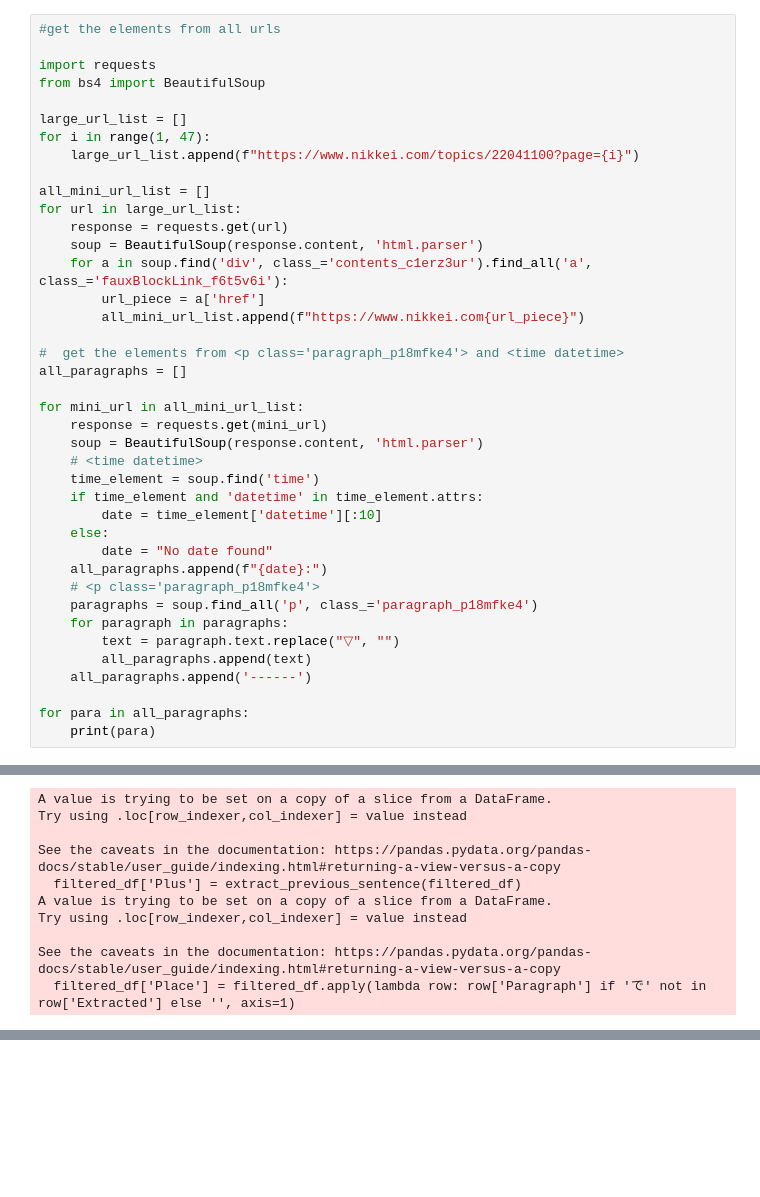
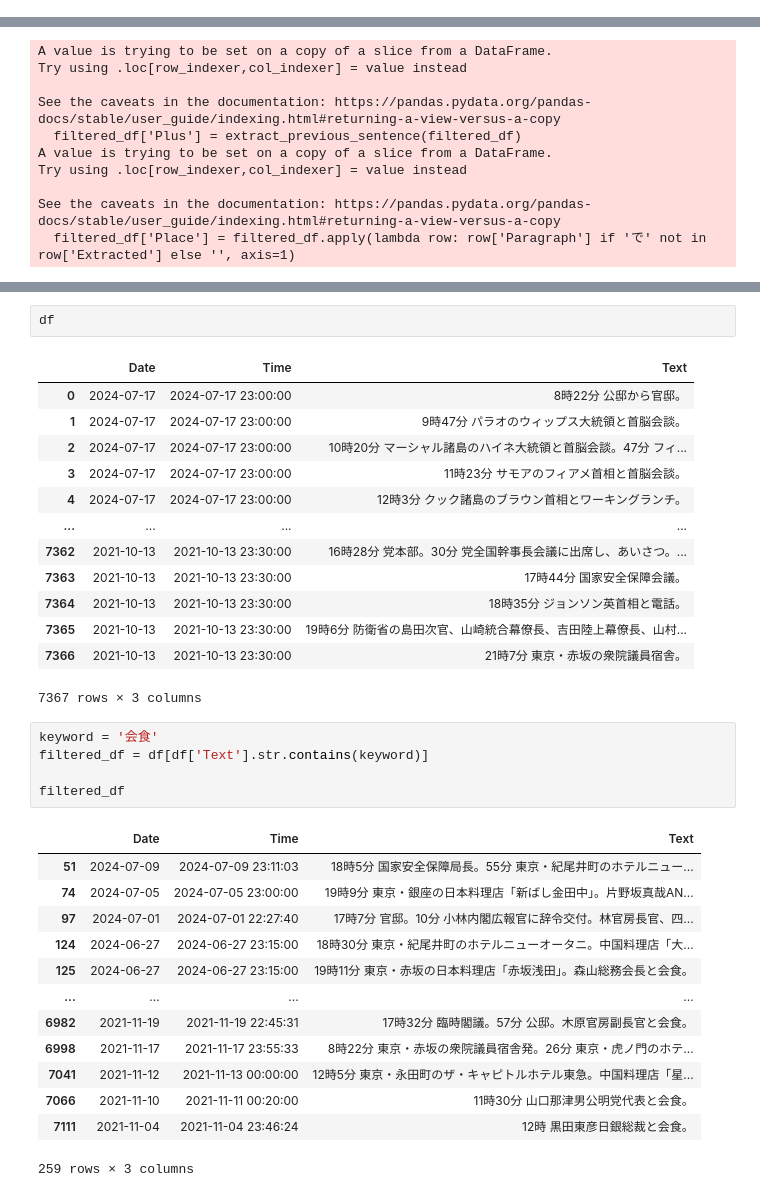
Before and after one commit to riyonakasaka/Project_2, a Jupyter notebook: notebook/scrapping.ipynb, the cells around one changed output, grey strips where cells are left out. Drawn from its saved outputs; the diff is of its cells as text; blank space fills up the shorter version.

```diff
--- a/notebook/scrapping.ipynb
+++ b/notebook/scrapping.ipynb
@@ -106,43 +106,3 @@ len(large_url_list)
 len(all_mini_url_list)
 # %% [output]
 919
-# %%
-#get the elements from all urls
-
-import requests
-from bs4 import BeautifulSoup
-
-large_url_list = []
-for i in range(1, 47):
-    large_url_list.append(f"https://www.nikkei.com/topics/22041100?page={i}")
-
-all_mini_url_list = []
-for url in large_url_list:
-    response = requests.get(url)
-    soup = BeautifulSoup(response.content, 'html.parser')
-    for a in soup.find('div', class_='contents_c1erz3ur').find_all('a', class_='fauxBlockLink_f6t5v6i'):
-        url_piece = a['href']
-        all_mini_url_list.append(f"https://www.nikkei.com{url_piece}")
-
-#  get the elements from <p class='paragraph_p18mfke4'> and <time datetime>
-all_paragraphs = []
-
-for mini_url in all_mini_url_list:
-    response = requests.get(mini_url)
-    soup = BeautifulSoup(response.content, 'html.parser')
-    # <time datetime>
-    time_element = soup.find('time')
-    if time_element and 'datetime' in time_element.attrs:
-        date = time_element['datetime'][:10]
-    else:
-        date = "No date found"
-    all_paragraphs.append(f"{date}:")
-    # <p class='paragraph_p18mfke4'>
-    paragraphs = soup.find_all('p', class_='paragraph_p18mfke4')
-    for paragraph in paragraphs:
-        text = paragraph.text.replace("▽", "")
-        all_paragraphs.append(text)
-    all_paragraphs.append('------')
-
-for para in all_paragraphs:
-    print(para)
@@ -378,0 +451,35 @@ See the caveats in the documentation: https://pandas.pydata.org/pandas-docs/stab
+# %%
+df
+# %% [output]
+|  | Date | Time | Text |
+| 0 | 2024-07-17 | 2024-07-17 23:00:00 | 8時22分 公邸から官邸。 |
+| 1 | 2024-07-17 | 2024-07-17 23:00:00 | 9時47分 パラオのウィップス大統領と首脳会談。 |
+| 2 | 2024-07-17 | 2024-07-17 23:00:00 | 10時20分 マーシャル諸島のハイネ大統領と首脳会談。47分 フィ... |
+| 3 | 2024-07-17 | 2024-07-17 23:00:00 | 11時23分 サモアのフィアメ首相と首脳会談。 |
+| 4 | 2024-07-17 | 2024-07-17 23:00:00 | 12時3分 クック諸島のブラウン首相とワーキングランチ。 |
+| ... | ... | ... | ... |
+| 7362 | 2021-10-13 | 2021-10-13 23:30:00 | 16時28分 党本部。30分 党全国幹事長会議に出席し、あいさつ。... |
+| 7363 | 2021-10-13 | 2021-10-13 23:30:00 | 17時44分 国家安全保障会議。 |
+| 7364 | 2021-10-13 | 2021-10-13 23:30:00 | 18時35分 ジョンソン英首相と電話。 |
+| 7365 | 2021-10-13 | 2021-10-13 23:30:00 | 19時6分 防衛省の島田次官、山崎統合幕僚長、吉田陸上幕僚長、山村... |
+| 7366 | 2021-10-13 | 2021-10-13 23:30:00 | 21時7分 東京・赤坂の衆院議員宿舎。 |
+7367 rows × 3 columns
+# %%
+keyword = '会食'
+filtered_df = df[df['Text'].str.contains(keyword)]
+
+filtered_df
+# %% [output]
+|  | Date | Time | Text |
+| 51 | 2024-07-09 | 2024-07-09 23:11:03 | 18時5分 国家安全保障局長。55分 東京・紀尾井町のホテルニュー... |
+| 74 | 2024-07-05 | 2024-07-05 23:00:00 | 19時9分 東京・銀座の日本料理店「新ばし金田中」。片野坂真哉AN... |
+| 97 | 2024-07-01 | 2024-07-01 22:27:40 | 17時7分 官邸。10分 小林内閣広報官に辞令交付。林官房長官、四... |
+| 124 | 2024-06-27 | 2024-06-27 23:15:00 | 18時30分 東京・紀尾井町のホテルニューオータニ。中国料理店「大... |
+| 125 | 2024-06-27 | 2024-06-27 23:15:00 | 19時11分 東京・赤坂の日本料理店「赤坂浅田」。森山総務会長と会食。 |
+| ... | ... | ... | ... |
+| 6982 | 2021-11-19 | 2021-11-19 22:45:31 | 17時32分 臨時閣議。57分 公邸。木原官房副長官と会食。 |
+| 6998 | 2021-11-17 | 2021-11-17 23:55:33 | 8時22分 東京・赤坂の衆院議員宿舎発。26分 東京・虎ノ門のホテ... |
+| 7041 | 2021-11-12 | 2021-11-13 00:00:00 | 12時5分 東京・永田町のザ・キャピトルホテル東急。中国料理店「星... |
+| 7066 | 2021-11-10 | 2021-11-11 00:20:00 | 11時30分 山口那津男公明党代表と会食。 |
+| 7111 | 2021-11-04 | 2021-11-04 23:46:24 | 12時 黒田東彦日銀総裁と会食。 |
+259 rows × 3 columns
```
Also changed, not shown: parts of 6 cells of this notebook.
